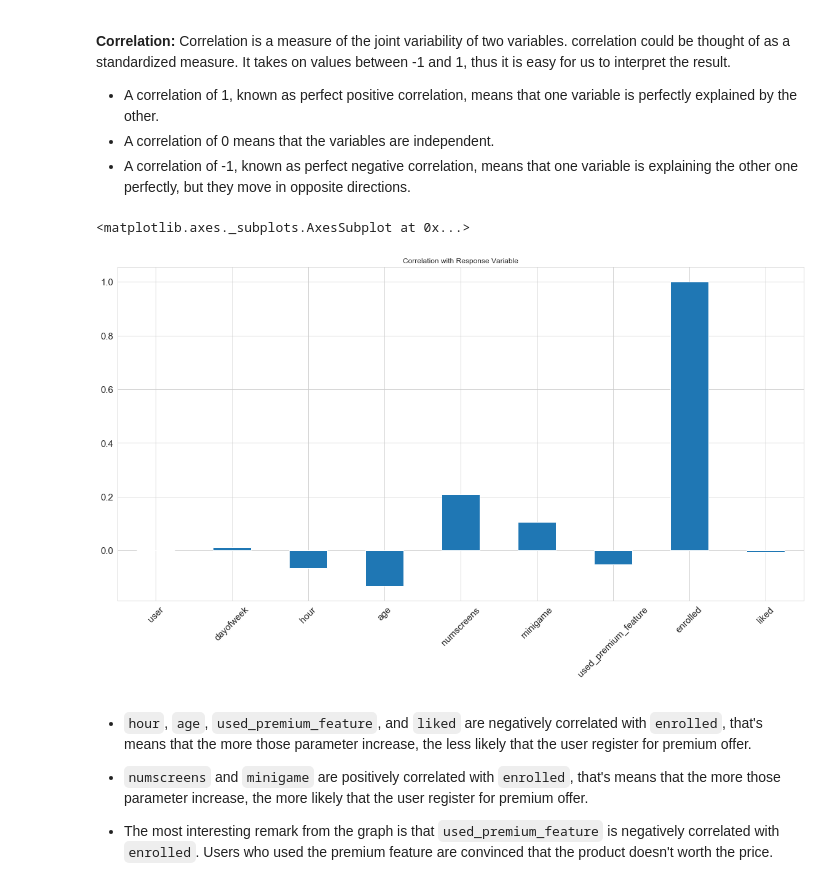
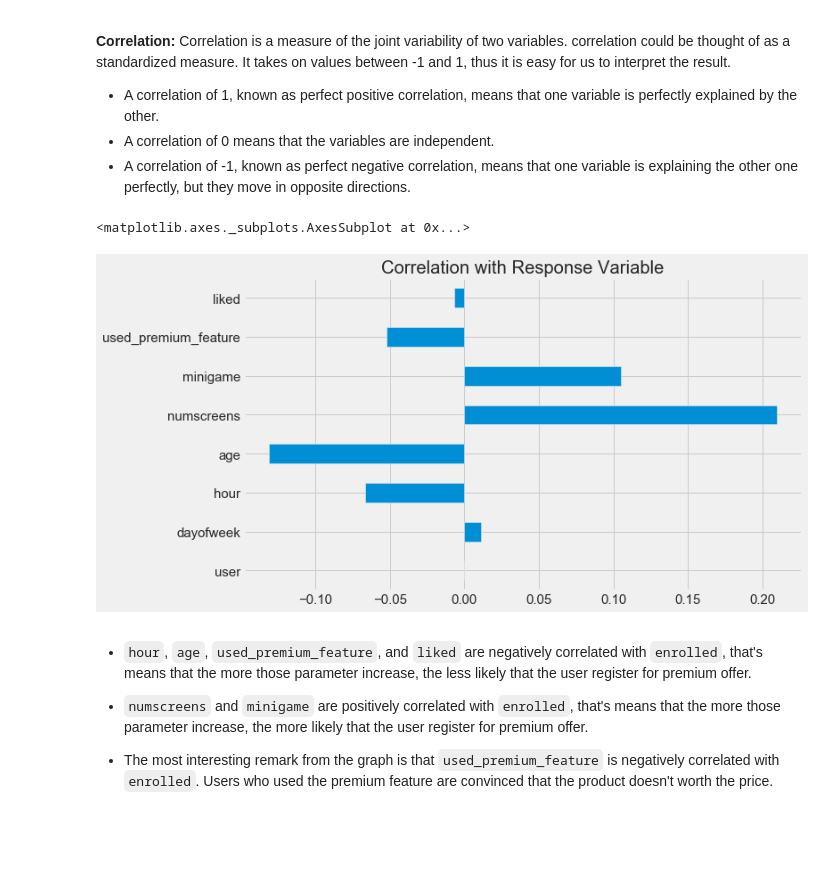
Before and after one commit to fares-ds/Directing-Customers-to-Subscription-Through-App-Behavior-Analysis, a Jupyter notebook: Predicting_customers_subscription.ipynb, the cells around one changed output. Saved outputs shown, nothing was run; the diff lists cells and outputs as text; code cells hidden in the pictures; blank space fills up the shorter version.

```diff
--- a/Predicting_customers_subscription.ipynb
+++ b/Predicting_customers_subscription.ipynb
@@ -39,8 +39,10 @@ import numpy as np
 import matplotlib.pyplot as plt
 import seaborn as sns
 from dateutil import parser
+
+%matplotlib inline
 sns.set_style("whitegrid")
-%matplotlib inline
+plt.style.use("fivethirtyeight")
 # %%
 data = pd.read_csv("data/appdata10.csv")
 data.head()
@@ -152,3 +171,6 @@ liked                    int64
 dtype: object
 # %% [markdown]
 We notice that `first_open`, `hour`,  and `enrolled_date` are `datetime` objects but in our dataset they are `object` type. So we need to convert them.
+# %%
+data.drop_duplicates(keep="first", inplace=True)
+data.shape
@@ -200,12 +230,12 @@ for i, col in enumerate(columns, 1):
    - A correlation of 0 means that the variables are independent.
    - A correlation of -1, known as perfect negative correlation, means that one variable is explaining the other one perfectly, but they move in opposite directions.
 # %%
-data.corrwith(data.enrolled).plot.bar(figsize=(20, 10),
+data.drop('enrolled', axis=1).corrwith(data.enrolled).plot.barh(figsize=(10, 6),
                                       title='Correlation with Response Variable',
-                                      fontsize=15, rot=45, grid=True)
+                                      fontsize=15, rot=0, grid=True)
 # %% [output]
 <matplotlib.axes._subplots.AxesSubplot at 0x...>
-[figure, old version]
+[figure, new version]
 # %% [markdown]
 - `hour`, `age`, `used_premium_feature`, and `liked` are negatively correlated with `enrolled`, that's means that the more those parameter increase, the less likely that the user register for premium offer.
 
```
Also changed, not shown: parts of 87 cells of this notebook.
